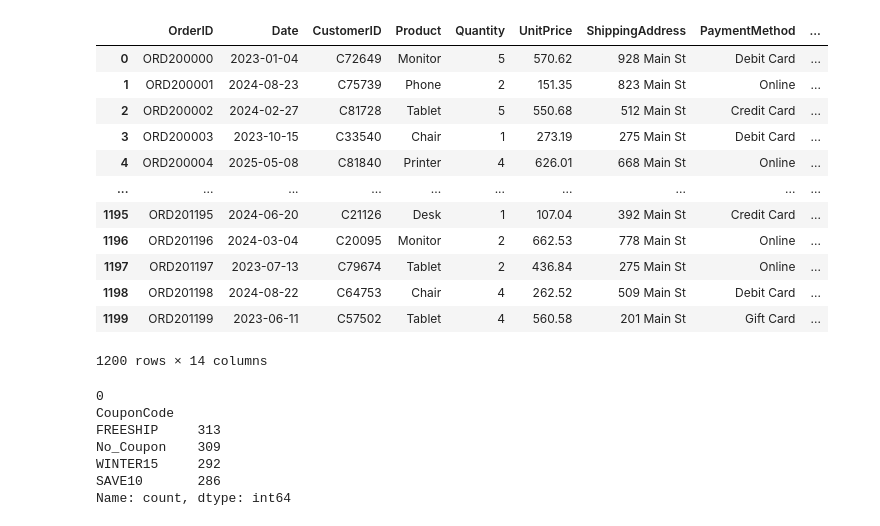
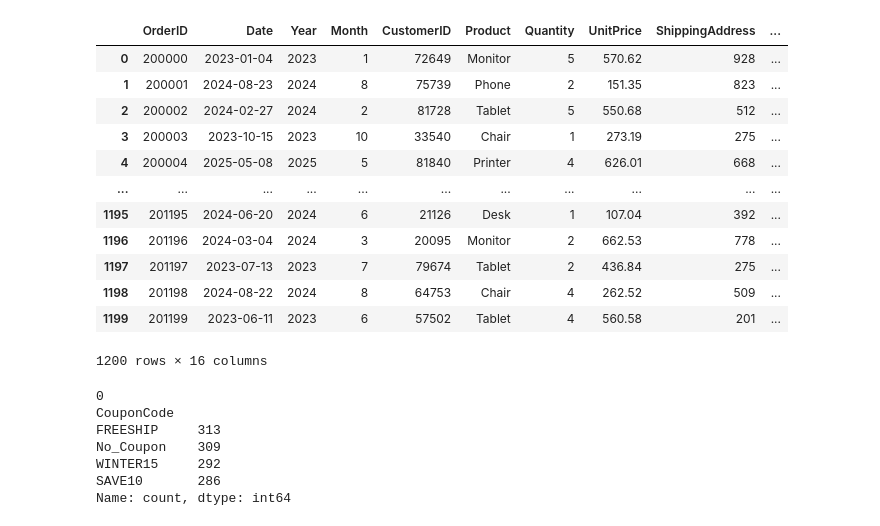
Before and after one commit to UnknownUser7717/DecodeLabs-internship, a Jupyter notebook: Phase 1&2/PreProcessing.ipynb, the cells around one changed output. Drawn from its saved outputs; the diff is of its cells as text; code cells hidden in the pictures.

```diff
--- a/Phase 1&2/PreProcessing.ipynb
+++ b/Phase 1&2/PreProcessing.ipynb
@@ -1,21 +1,21 @@
 # %%
 import pandas as pd
-df = pd.read_excel("Data/Dataset for Data Analytics.xlsx")
+df = pd.read_excel("D:/files/Code/DecodeLabs-internship/Data/cleaned_dataset.xlsx")
 df
 # %% [output]
-|  | OrderID | Date | CustomerID | Product | Quantity | UnitPrice | ShippingAddress | PaymentMethod | ... |
-| 0 | ORD200000 | 2023-01-04 | C72649 | Monitor | 5 | 570.62 | 928 Main St | Debit Card | ... |
-| 1 | ORD200001 | 2024-08-23 | C75739 | Phone | 2 | 151.35 | 823 Main St | Online | ... |
-| 2 | ORD200002 | 2024-02-27 | C81728 | Tablet | 5 | 550.68 | 512 Main St | Credit Card | ... |
-| 3 | ORD200003 | 2023-10-15 | C33540 | Chair | 1 | 273.19 | 275 Main St | Debit Card | ... |
-| 4 | ORD200004 | 2025-05-08 | C81840 | Printer | 4 | 626.01 | 668 Main St | Online | ... |
-| ... | ... | ... | ... | ... | ... | ... | ... | ... | ... |
-| 1195 | ORD201195 | 2024-06-20 | C21126 | Desk | 1 | 107.04 | 392 Main St | Credit Card | ... |
-| 1196 | ORD201196 | 2024-03-04 | C20095 | Monitor | 2 | 662.53 | 778 Main St | Online | ... |
-| 1197 | ORD201197 | 2023-07-13 | C79674 | Tablet | 2 | 436.84 | 275 Main St | Online | ... |
-| 1198 | ORD201198 | 2024-08-22 | C64753 | Chair | 4 | 262.52 | 509 Main St | Debit Card | ... |
-| 1199 | ORD201199 | 2023-06-11 | C57502 | Tablet | 4 | 560.58 | 201 Main St | Gift Card | ... |
+|  | OrderID | Date | Year | Month | CustomerID | Product | Quantity | UnitPrice | ShippingAddress | ... |
+| 0 | 200000 | 2023-01-04 | 2023 | 1 | 72649 | Monitor | 5 | 570.62 | 928 | ... |
+| 1 | 200001 | 2024-08-23 | 2024 | 8 | 75739 | Phone | 2 | 151.35 | 823 | ... |
+| 2 | 200002 | 2024-02-27 | 2024 | 2 | 81728 | Tablet | 5 | 550.68 | 512 | ... |
+| 3 | 200003 | 2023-10-15 | 2023 | 10 | 33540 | Chair | 1 | 273.19 | 275 | ... |
+| 4 | 200004 | 2025-05-08 | 2025 | 5 | 81840 | Printer | 4 | 626.01 | 668 | ... |
+| ... | ... | ... | ... | ... | ... | ... | ... | ... | ... | ... |
+| 1195 | 201195 | 2024-06-20 | 2024 | 6 | 21126 | Desk | 1 | 107.04 | 392 | ... |
+| 1196 | 201196 | 2024-03-04 | 2024 | 3 | 20095 | Monitor | 2 | 662.53 | 778 | ... |
+| 1197 | 201197 | 2023-07-13 | 2023 | 7 | 79674 | Tablet | 2 | 436.84 | 275 | ... |
+| 1198 | 201198 | 2024-08-22 | 2024 | 8 | 64753 | Chair | 4 | 262.52 | 509 | ... |
+| 1199 | 201199 | 2023-06-11 | 2023 | 6 | 57502 | Tablet | 4 | 560.58 | 201 | ... |
-1200 rows × 14 columns
+1200 rows × 16 columns
 # %%
 df['CouponCode']=df['CouponCode'].fillna('No_Coupon')
 print(df['CouponCode'].isnull().sum())
```
